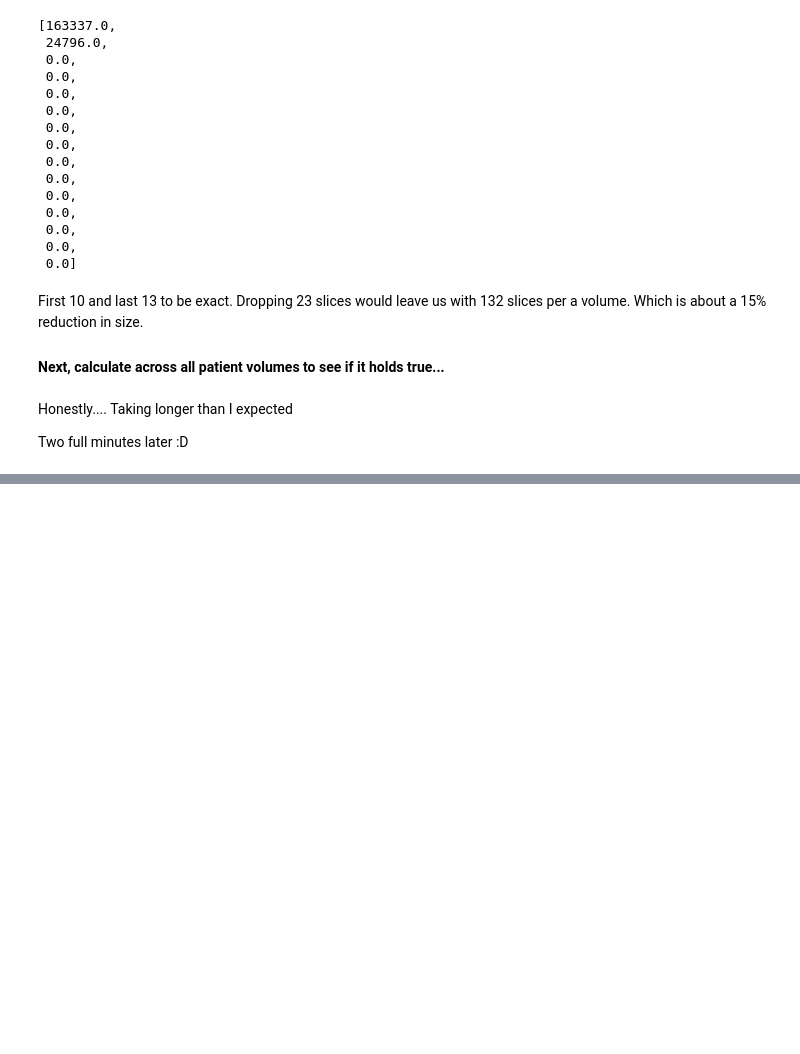
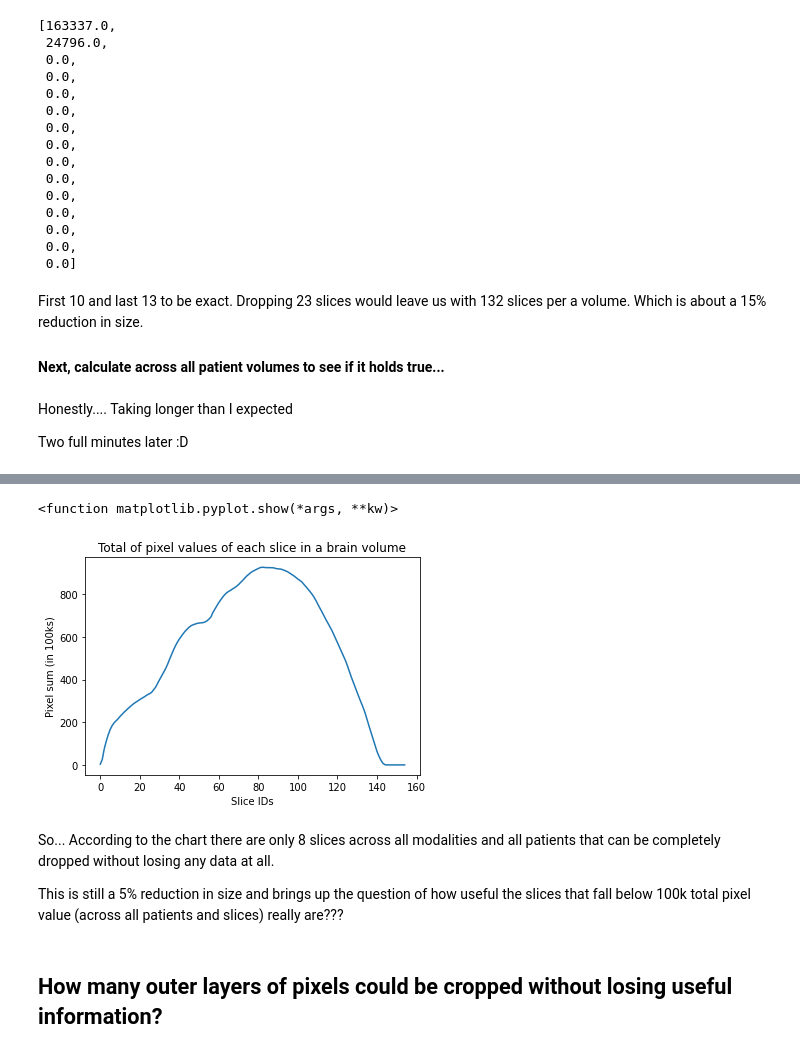
Before and after one commit to CSCI4850/S20-team0-project, a Jupyter notebook: examples/Reducing_Data_File_Sizes.ipynb, the cells around one changed output, grey strips where cells are left out. Drawn from its saved outputs; the diff is of its cells as text; code cells hidden in the pictures; blank space fills up the shorter version.

```diff
--- a/Reducing_Data_File_Sizes.ipynb
+++ b/examples/Reducing_Data_File_Sizes.ipynb
@@ -102,0 +137,22 @@ Two full minutes later :D
+# %%
+x = np.linspace(0, 154, 155)
+# Dividing values by 100,000 for easier visual
+y = np.array(total_slice_pixel_value)/100000
+
+plt.plot(x, y)
+plt.title('Total of pixel values of each slice in a brain volume')
+plt.xlabel('Slice IDs')
+plt.ylabel('Pixel sum (in 100ks)')
+plt.show
+# %% [output]
+<function matplotlib.pyplot.show(*args, **kw)>
+[figure, added]
+# %% [markdown]
+So... According to the chart there are only 8 slices across all modalities and all patients that can
+be completely dropped without losing any data at all.
+
+This is still a 5% reduction in size and
+brings up the question of how useful the slices that fall below 100k total pixel value (across all patients and slices)
+really are???
+# %% [markdown]
+## How many outer layers of pixels could be cropped without losing useful information?
```
Also changed, not shown: parts of 3 cells of this notebook.
